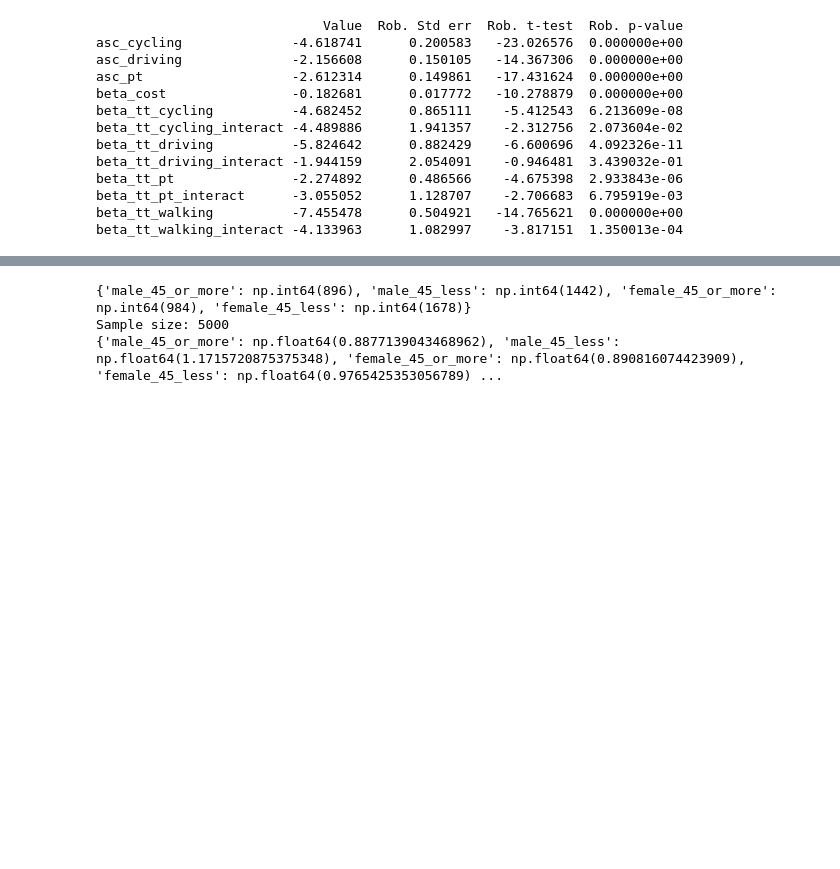
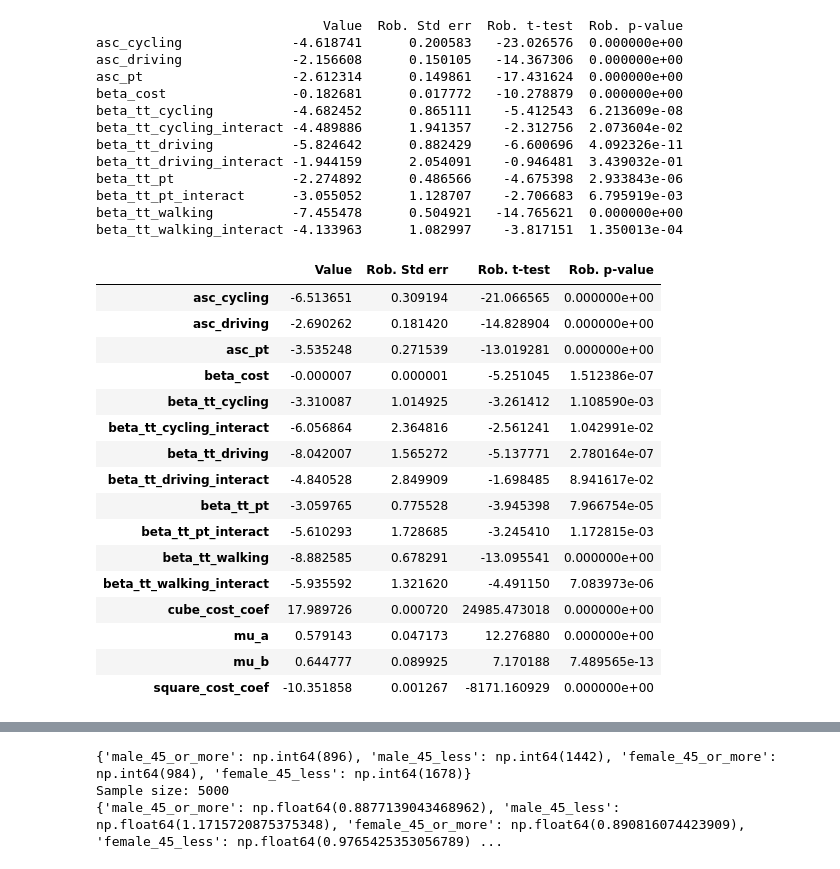
Before and after one commit to jayati-17/Discrete_choice_modelling, a Jupyter notebook: nb_Leo copy.ipynb, the cells around one changed output, grey strips where cells are left out. Cells and saved outputs as stored; diff of their text form; code cells hidden in the pictures; blank space fills up the shorter version.

```diff
--- a/nb_Leo copy.ipynb
+++ b/nb_Leo copy.ipynb
@@ -377,12 +523,9 @@ all_results['Model_3_boxcox'] = biogeme.estimate()
 # %%
-# MODEL 3
+# MODEL 4
 
 
 # Define driving cost
-cost_driving = cost_driving_ccharge + cost_driving_fuel
 
-# Define time taken by each mode of transport
-dur_pt = dur_pt_access + dur_pt_int + dur_pt_bus + dur_pt_rail  # Public transport (external) time
 
 time_pt = dur_pt
 time_cycling = dur_cycling
@@ -406,38 +549,61 @@ def power_series(the_variable: Expression) -> Expression:
         the_variable
         + square_tt_coef * the_variable**2
         + cube_tt_coef * the_variable * the_variable**3
     )
 
-
 beta_cost = Beta(name='beta_cost', value=0, lowerbound=None, upperbound=None, status=0)
 beta_tt_walking = Beta(name='beta_tt_walking', value=0, lowerbound=None, upperbound=None, status=0)
 beta_tt_walking_interact = Beta(name='beta_tt_walking_interact', value=0, lowerbound=None, upperbound=None, status=0)
 beta_tt_cycling = Beta(name='beta_tt_cycling', value=0, lowerbound=None, upperbound=None, status=0)
 beta_tt_cycling_interact = Beta(name='beta_tt_cycling_interact', value=0, lowerbound=None, upperbound=None, status=0)
 beta_tt_pt = Beta(name='beta_tt_pt', value=0, lowerbound=None, upperbound=None, status=0)
 beta_tt_pt_interact = Beta(name='beta_tt_pt_interact', value=0, lowerbound=None, upperbound=None, status=0)
 beta_tt_driving = Beta(name='beta_tt_driving', value=0, lowerbound=None, upperbound=None, status=0)
 beta_tt_driving_interact = Beta(name='beta_tt_driving_interact', value=0, lowerbound=None, upperbound=None, status=0)
 
 cost_drive_power = power_series(cost_driving)
 cost_pt_power = power_series(cost_transit)
 
 mx_age = df['age'].max()
 
 v_walking = beta_tt_walking * time_walking +  (1/mx_age) * beta_tt_walking_interact * age * time_walking
 v_cycling = asc_cycling + beta_tt_cycling * time_cycling + (1/mx_age) * beta_tt_cycling_interact * age * time_cycling
 v_pt = asc_pt + beta_tt_pt * time_pt + (1/mx_age) * beta_tt_pt_interact * age * time_pt + beta_cost * cost_pt_power
 v_driving = asc_driving + beta_tt_driving * time_driving + (1/mx_age) * beta_tt_driving_interact * age * time_driving + beta_cost * cost_drive_power
 
 V = {1: v_walking, 2: v_cycling, 3: v_pt, 4: v_driving}
 
-logprob = loglogit(V, None, travel_mode)
+mu_a = Beta('mu_a', 1, 0, None, 0)
+mu_b = Beta('mu_b', 1, 0, None, 0)
+nest_a = OneNestForNestedLogit(nest_param=mu_a, list_of_alternatives=[1, 2], name='slow modes')
+nest_b = OneNestForNestedLogit(nest_param=mu_b, list_of_alternatives=[3, 4], name='faster modes')
+nests = NestsForNestedLogit(choice_set=list(V), tuple_of_nests=(nest_a, nest_b))
 
-biogeme = bio.BIOGEME(database, logprob)
-biogeme.modelName = 'model_3_power_series'
+logprob_m4 = lognested(V, None, nests, travel_mode)
 
-results = biogeme.estimate()
-model_3_power_Series_loglike = results.data.logLike
-model_3_power_Series_numParam = results.get_estimated_parameters().shape[0]
+model_4 = bio.BIOGEME(database, logprob_m4)
+model_4.modelName = 'model_4'
 
-all_results['Model_3_power_series'] = biogeme.estimate()
+results_m4 = model_4.estimate()
+model_4_loglike = results_m4.data.logLike
+model_4__numParam = results_m4.get_estimated_parameters().shape[0]
+
+results_m4.get_estimated_parameters()
+# %% [output]
+|  | Value | Rob. Std err | Rob. t-test | Rob. p-value |
+| asc_cycling | -6.513651 | 0.309194 | -21.066565 | 0.000000e+00 |
+| asc_driving | -2.690262 | 0.181420 | -14.828904 | 0.000000e+00 |
+| asc_pt | -3.535248 | 0.271539 | -13.019281 | 0.000000e+00 |
+| beta_cost | -0.000007 | 0.000001 | -5.251045 | 1.512386e-07 |
+| beta_tt_cycling | -3.310087 | 1.014925 | -3.261412 | 1.108590e-03 |
+| beta_tt_cycling_interact | -6.056864 | 2.364816 | -2.561241 | 1.042991e-02 |
+| beta_tt_driving | -8.042007 | 1.565272 | -5.137771 | 2.780164e-07 |
+| beta_tt_driving_interact | -4.840528 | 2.849909 | -1.698485 | 8.941617e-02 |
+| beta_tt_pt | -3.059765 | 0.775528 | -3.945398 | 7.966754e-05 |
+| beta_tt_pt_interact | -5.610293 | 1.728685 | -3.245410 | 1.172815e-03 |
+| beta_tt_walking | -8.882585 | 0.678291 | -13.095541 | 0.000000e+00 |
+| beta_tt_walking_interact | -5.935592 | 1.321620 | -4.491150 | 7.083973e-06 |
+| cube_cost_coef | 17.989726 | 0.000720 | 24985.473018 | 0.000000e+00 |
+| mu_a | 0.579143 | 0.047173 | 12.276880 | 0.000000e+00 |
+| mu_b | 0.644777 | 0.089925 | 7.170188 | 7.489565e-13 |
+| square_cost_coef | -10.351858 | 0.001267 | -8171.160929 | 0.000000e+00 |
```
Also changed, not shown: parts of 22 cells of this notebook.
